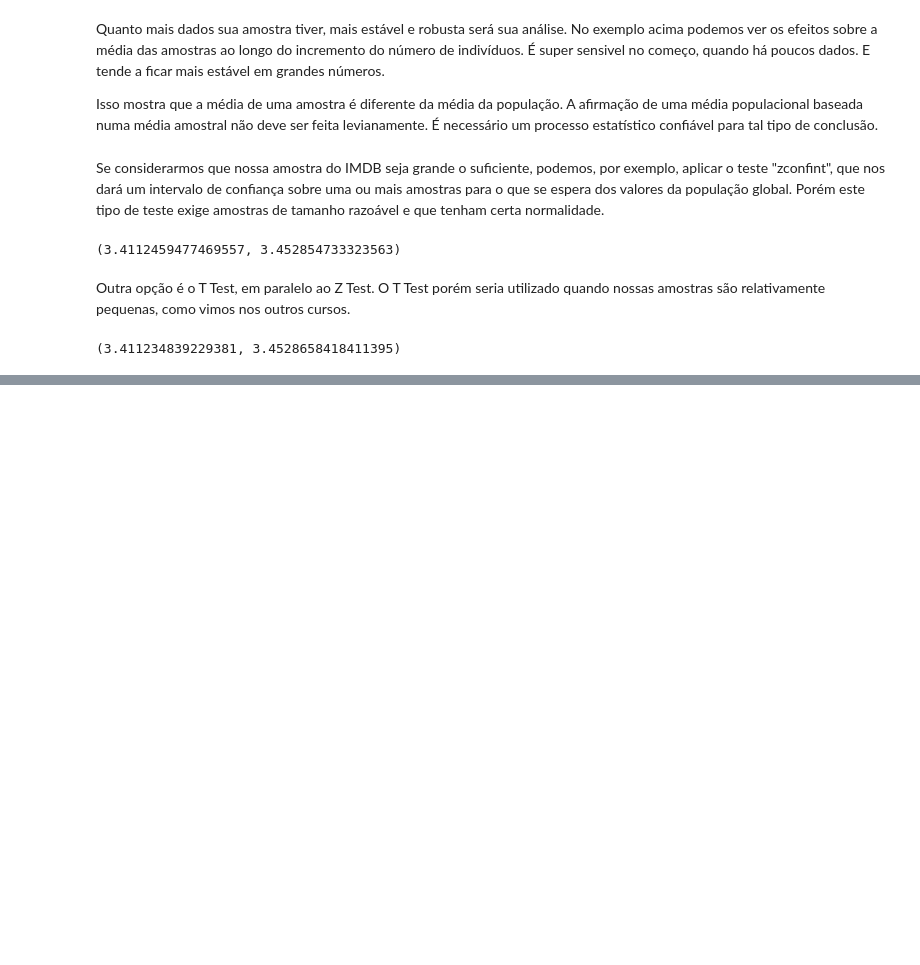
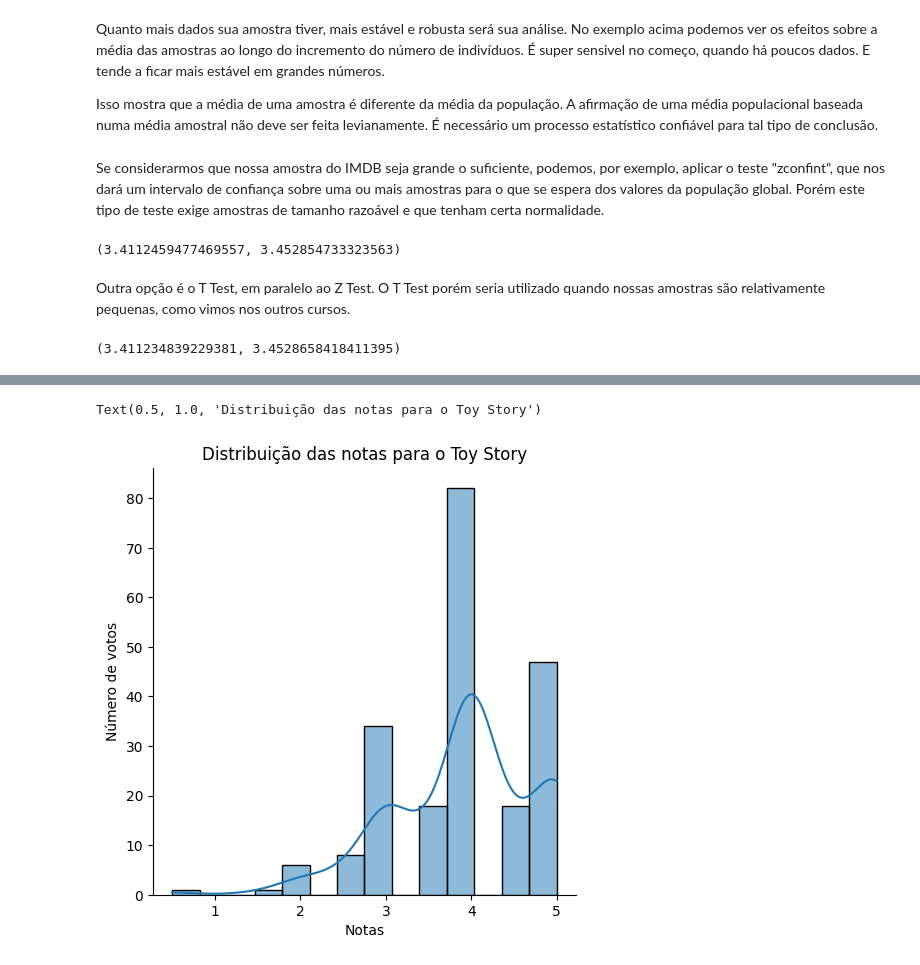
Before and after one commit to fernandowolff/estatistica_python, a Jupyter notebook: testes_estatisticos/Data Science - Introdução a Testes.ipynb, the cells around one changed output, grey strips where cells are left out. Saved outputs shown, nothing was run; the diff lists cells and outputs as text; code cells hidden in the pictures; blank space fills up the shorter version.

```diff
--- a/testes_estatisticos/Data Science - Introdução a Testes.ipynb
+++ b/testes_estatisticos/Data Science - Introdução a Testes.ipynb
@@ -275,0 +285,3 @@ descr_todos_com_10_votos.tconfint_mean() # 5% de significância e bicaudal por p
+# %%
+notas1 = notas.query("movieId==1")
+notas1.head()
@@ -275,0 +295,7 @@ descr_todos_com_10_votos.tconfint_mean() # 5% de significância e bicaudal por p
+# %%
+ax = sns.displot(notas1.rating, kde=True)
+ax.set_axis_labels("Notas", "Número de votos")
+plt.title("Distribuição das notas para o Toy Story")
+# %% [output]
+Text(0.5, 1.0, 'Distribuição das notas para o Toy Story')
+[figure, added]
```
Also changed, not shown: parts of 22 cells of this notebook.
